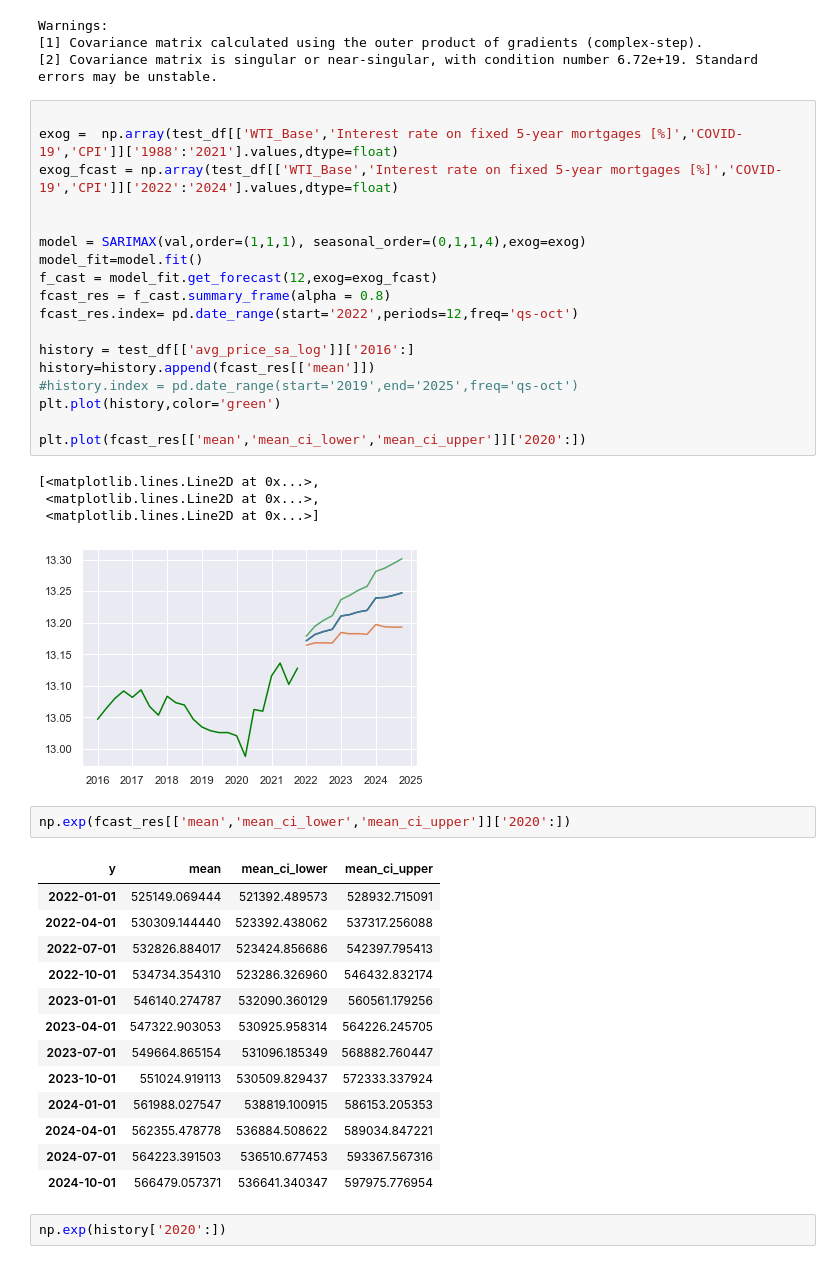
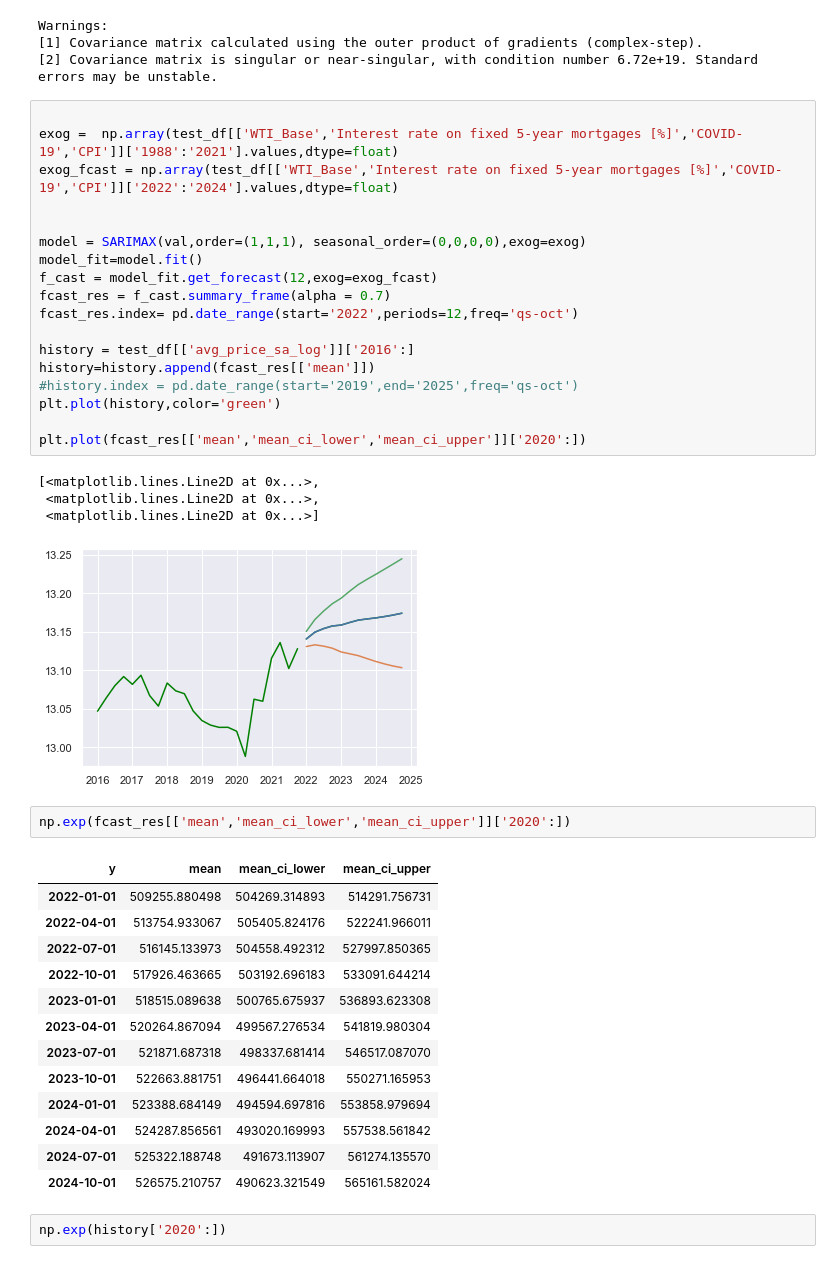
Before and after one commit to doublebigmak/housing_stats, a Jupyter notebook: forecasting/forecast_prices_22.ipynb, the cells around one changed output. Cells and saved outputs as stored; diff of their text form.

```diff
--- a/forecasting/forecast_prices_22.ipynb
+++ b/forecasting/forecast_prices_22.ipynb
@@ -265,42 +265,42 @@ Warnings:
 # %%
 
 exog =  np.array(test_df[['WTI_Base','Interest rate on fixed 5-year mortgages [%]','COVID-19','CPI']]['1988':'2021'].values,dtype=float)
 exog_fcast = np.array(test_df[['WTI_Base','Interest rate on fixed 5-year mortgages [%]','COVID-19','CPI']]['2022':'2024'].values,dtype=float)
 
 
-model = SARIMAX(val,order=(1,1,1), seasonal_order=(0,1,1,4),exog=exog)
+model = SARIMAX(val,order=(1,1,1), seasonal_order=(0,0,0,0),exog=exog)
 model_fit=model.fit()
 f_cast = model_fit.get_forecast(12,exog=exog_fcast)
-fcast_res = f_cast.summary_frame(alpha = 0.8)
+fcast_res = f_cast.summary_frame(alpha = 0.7)
 fcast_res.index= pd.date_range(start='2022',periods=12,freq='qs-oct')
 
 history = test_df[['avg_price_sa_log']]['2016':]
 history=history.append(fcast_res[['mean']])
 #history.index = pd.date_range(start='2019',end='2025',freq='qs-oct')
 plt.plot(history,color='green')
 
 plt.plot(fcast_res[['mean','mean_ci_lower','mean_ci_upper']]['2020':])
 # %% [output]
 [<matplotlib.lines.Line2D at 0x...>,
  <matplotlib.lines.Line2D at 0x...>,
  <matplotlib.lines.Line2D at 0x...>]
-[figure, old version]
+[figure, new version]
 # %%
 np.exp(fcast_res[['mean','mean_ci_lower','mean_ci_upper']]['2020':])
 # %% [output]
 | y | mean | mean_ci_lower | mean_ci_upper |
-| 2022-01-01 | 525149.069444 | 521392.489573 | 528932.715091 |
-| 2022-04-01 | 530309.144440 | 523392.438062 | 537317.256088 |
-| 2022-07-01 | 532826.884017 | 523424.856686 | 542397.795413 |
-| 2022-10-01 | 534734.354310 | 523286.326960 | 546432.832174 |
-| 2023-01-01 | 546140.274787 | 532090.360129 | 560561.179256 |
-| 2023-04-01 | 547322.903053 | 530925.958314 | 564226.245705 |
-| 2023-07-01 | 549664.865154 | 531096.185349 | 568882.760447 |
-| 2023-10-01 | 551024.919113 | 530509.829437 | 572333.337924 |
-| 2024-01-01 | 561988.027547 | 538819.100915 | 586153.205353 |
-| 2024-04-01 | 562355.478778 | 536884.508622 | 589034.847221 |
-| 2024-07-01 | 564223.391503 | 536510.677453 | 593367.567316 |
-| 2024-10-01 | 566479.057371 | 536641.340347 | 597975.776954 |
+| 2022-01-01 | 509255.880498 | 504269.314893 | 514291.756731 |
+| 2022-04-01 | 513754.933067 | 505405.824176 | 522241.966011 |
+| 2022-07-01 | 516145.133973 | 504558.492312 | 527997.850365 |
+| 2022-10-01 | 517926.463665 | 503192.696183 | 533091.644214 |
+| 2023-01-01 | 518515.089638 | 500765.675937 | 536893.623308 |
+| 2023-04-01 | 520264.867094 | 499567.276534 | 541819.980304 |
+| 2023-07-01 | 521871.687318 | 498337.681414 | 546517.087070 |
+| 2023-10-01 | 522663.881751 | 496441.664018 | 550271.165953 |
+| 2024-01-01 | 523388.684149 | 494594.697816 | 553858.979694 |
+| 2024-04-01 | 524287.856561 | 493020.169993 | 557538.561842 |
+| 2024-07-01 | 525322.188748 | 491673.113907 | 561274.135570 |
+| 2024-10-01 | 526575.210757 | 490623.321549 | 565161.582024 |
 # %%
 np.exp(history['2020':])
 # %% [output]
```
Also changed, not shown: parts of 3 cells of this notebook.
